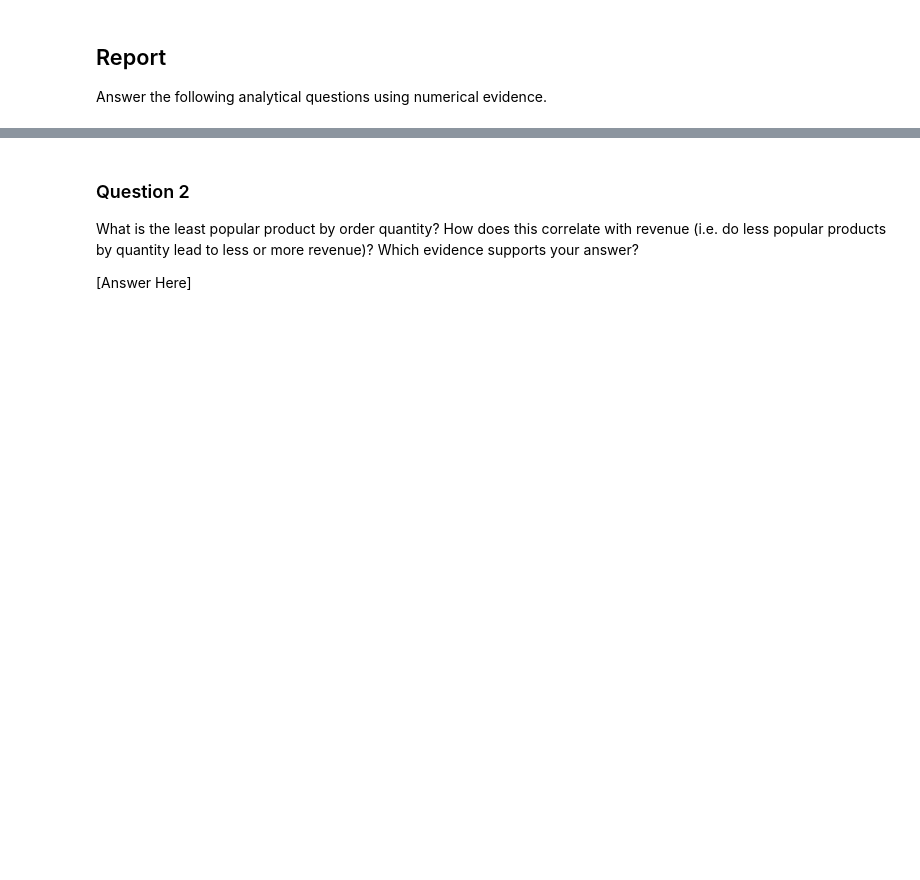
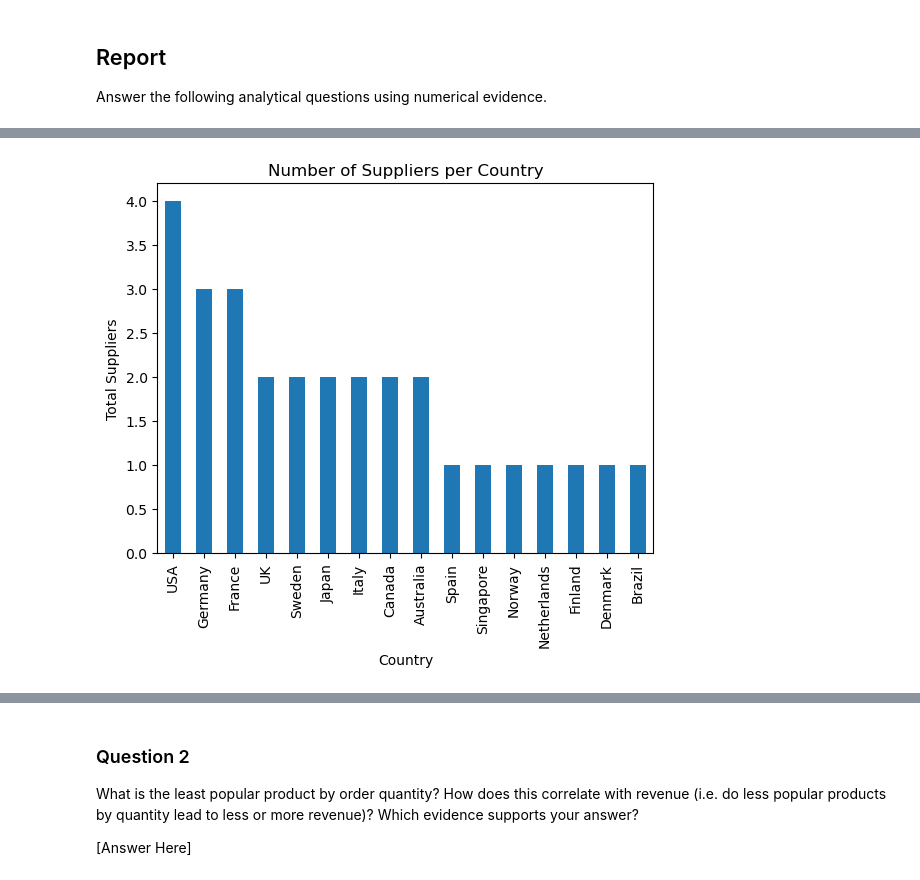
Before and after one commit to lubnaasmi/SQL_Analysis, a Jupyter notebook: adhoc_report.ipynb, the cells around one changed output, grey strips where cells are left out. Cells and saved outputs as stored; diff of their text form; code cells hidden in the pictures; blank space fills up the shorter version.

```diff
--- a/adhoc_report.ipynb
+++ b/adhoc_report.ipynb
@@ -401,0 +470,11 @@ Which countries have the greatest number of customers? How does this correlate w
+# %%
+# To find countries with most suppliers
+Supp_df = run_query("""
+
+    select Country,count(*) as SuppCount
+    from Suppliers
+    group by Country
+    order by SuppCount DESC
+
+          """)
+Supp_df
@@ -401,0 +499,8 @@ Which countries have the greatest number of customers? How does this correlate w
+# %%
+# ploting graph
+Supp_df.plot(kind="bar", x="Country", y="SuppCount", legend=False)
+plt.ylabel("Total Suppliers")
+plt.title("Number of Suppliers per Country")
+plt.show()
+# %% [output]
+[figure, added]
```
Also changed, not shown: parts of 40 cells of this notebook.
